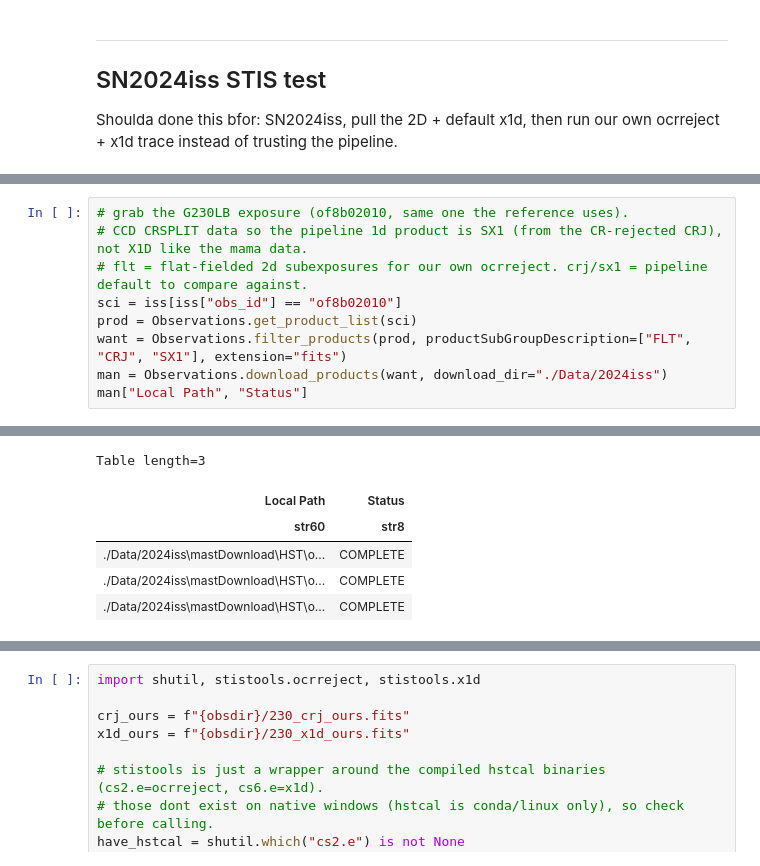
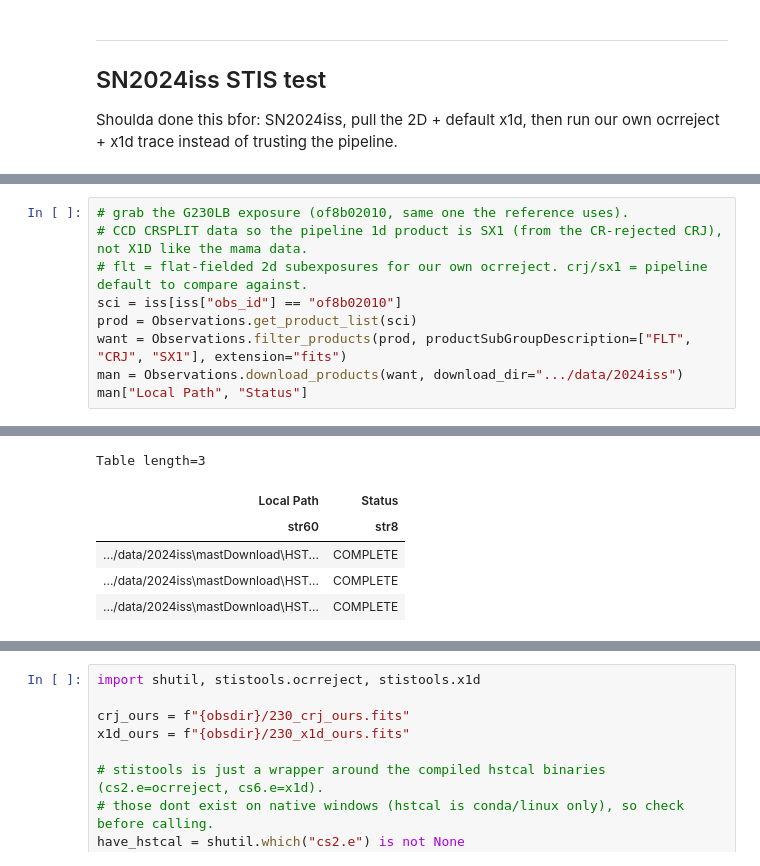
Before and after one commit to Ishaan2602/hst-uv-sn-spectra, a Jupyter notebook: notebooks/stis_sandbox.ipynb, the cells around one changed output, grey strips where cells are left out. Saved outputs shown, nothing was run; the diff lists cells and outputs as text.

```diff
--- a/stis_sandbox.ipynb
+++ b/notebooks/stis_sandbox.ipynb
@@ -116,6 +116,6 @@ Table length=8
 sci = iss[iss["obs_id"] == "of8b02010"]
 prod = Observations.get_product_list(sci)
 want = Observations.filter_products(prod, productSubGroupDescription=["FLT", "CRJ", "SX1"], extension="fits")
-man = Observations.download_products(want, download_dir="./Data/2024iss")
+man = Observations.download_products(want, download_dir=".../data/2024iss")
 man["Local Path", "Status"]
 # %% [output]
@@ -125,9 +125,9 @@ Downloading URL https://mast.stsci.edu/api/v0.1/Download/file?uri=mast:HST/produ
 Table length=3
 | Local Path | Status |
 | str60 | str8 |
-| ./Data/2024iss\mastDownload\HST\o... | COMPLETE |
-| ./Data/2024iss\mastDownload\HST\o... | COMPLETE |
-| ./Data/2024iss\mastDownload\HST\o... | COMPLETE |
+| .../data/2024iss\mastDownload\HST... | COMPLETE |
+| .../data/2024iss\mastDownload\HST... | COMPLETE |
+| .../data/2024iss\mastDownload\HST... | COMPLETE |
 # %%
 from astropy.table import Table
 
```
Also changed, not shown: parts of 5 cells of this notebook, 22 other files.
